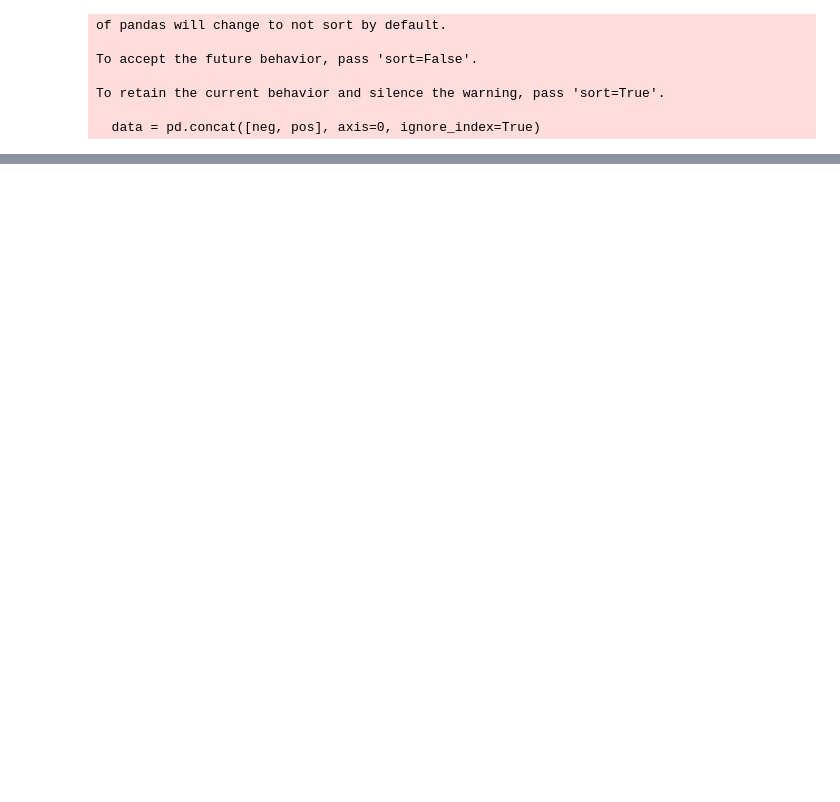
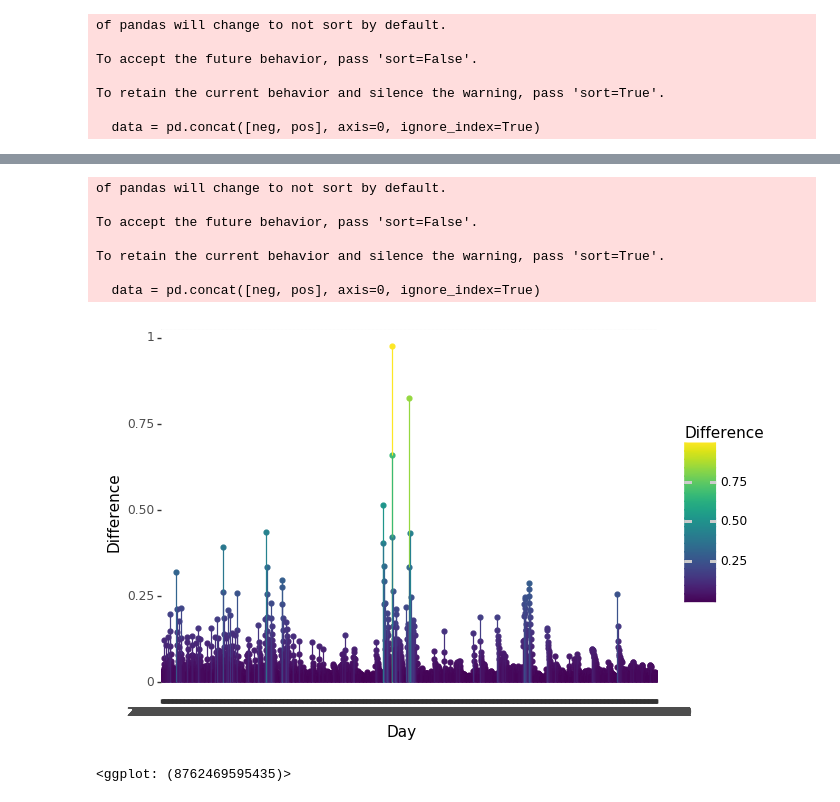
Before and after one commit to marcolussetti/opendotadump-tools, a Jupyter notebook: analysis/heroes_picks/GraphPicks.ipynb, the cells around one changed output, grey strips where cells are left out. Drawn from its saved outputs; the diff is of its cells as text; code cells hidden in the pictures; blank space fills up the shorter version.

Commit message:
fix bug in 28 days, add manhattan

```diff
--- a/analysis/heroes_picks/GraphPicks.ipynb
+++ b/analysis/heroes_picks/GraphPicks.ipynb
@@ -343,0 +497,8 @@ To retain the current behavior and silence the warning, pass 'sort=True'.
+# %%
+# Try to graph differences for all heroes, manhattan distance
+
+all_differences_by_day_manhattan = all_days_difference(df_expl_graph, distance_function=distance.cityblock).items()
+sorted_all_differences_by_day_manhattan = sorted(all_differences_by_day_manhattan, key=lambda x: x[1], reverse=True)
+df_all_differences_by_day_manhattan = pd.DataFrame(all_differences_by_day_manhattan)
+df_all_differences_by_day_manhattan.columns = ["Day", "Difference"]
+df_all_differences_by_day_manhattan.head()
@@ -343,0 +512,18 @@ To retain the current behavior and silence the warning, pass 'sort=True'.
+# %%
+all_heroes_differences_manhattan_plot = (
+    ggplot(df_all_differences_by_day_manhattan, aes(x="Day", y="Difference", color="Difference"))
+    +geom_point()
+    +geom_area(aes(fill="Difference"))
+)
+
+all_heroes_differences_manhattan_plot
+# %% [output]
+of pandas will change to not sort by default.
+
+To accept the future behavior, pass 'sort=False'.
+
+To retain the current behavior and silence the warning, pass 'sort=True'.
+
+  data = pd.concat([neg, pos], axis=0, ignore_index=True)
+[figure, added]
+<ggplot: (8762469595435)>
```
Also changed, not shown: parts of 29 cells of this notebook.
